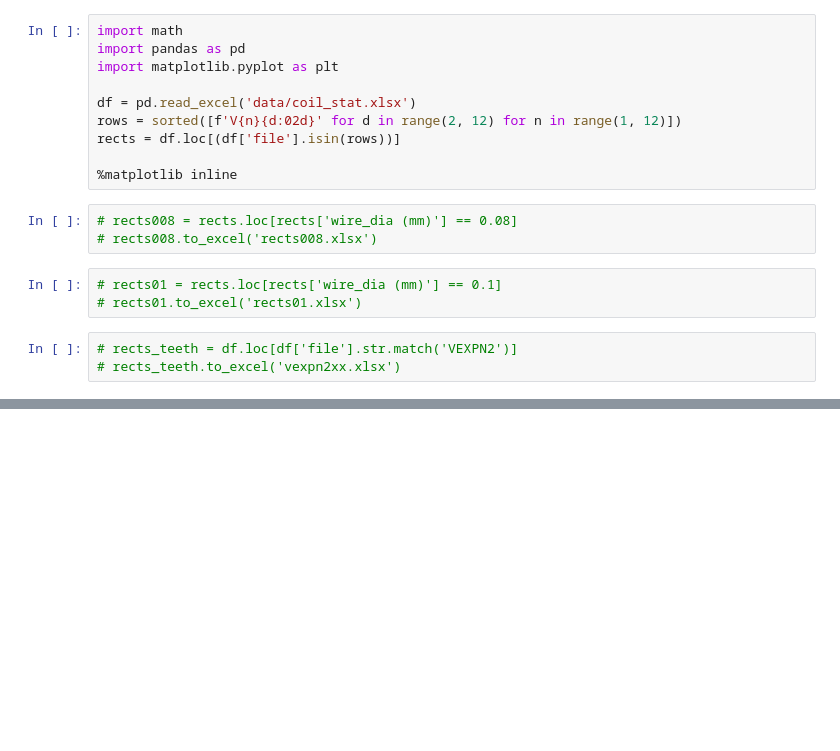
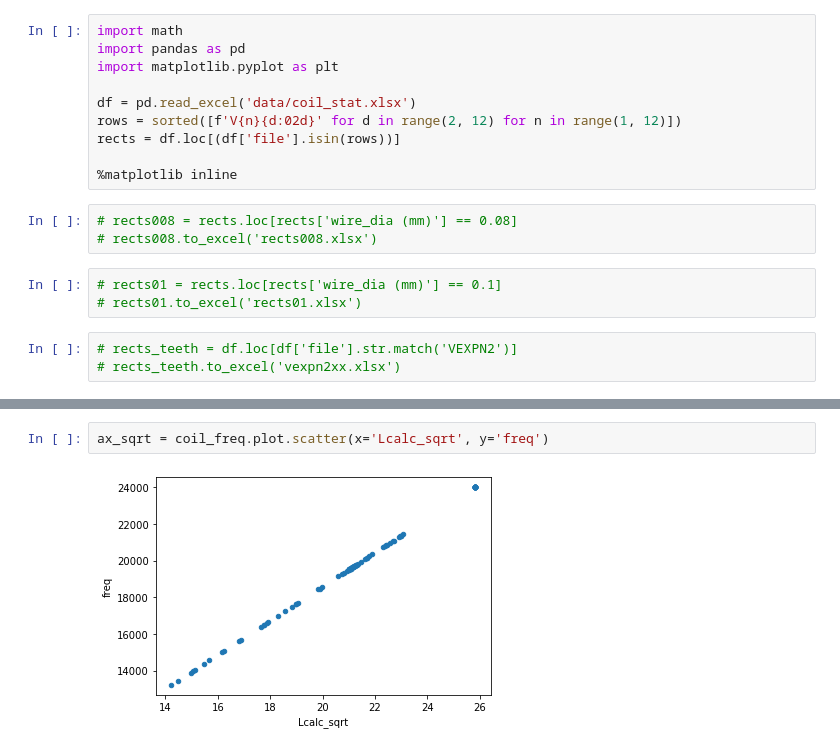
Before and after one commit to igrekus/coil-report, a Jupyter notebook: coil-Lsqrt.ipynb, the cells around one changed output, grey strips where cells are left out. Cells and saved outputs as stored; diff of their text form; blank space fills up the shorter version.

```diff
--- a/coil-Lsqrt.ipynb
+++ b/coil-Lsqrt.ipynb
@@ -41,0 +74,4 @@ See the caveats in the documentation: https://pandas.pydata.org/pandas-docs/stab
+# %%
+ax_sqrt = coil_freq.plot.scatter(x='Lcalc_sqrt', y='freq')
+# %% [output]
+[figure, added]
```
Also changed, not shown: parts of 11 cells of this notebook.
